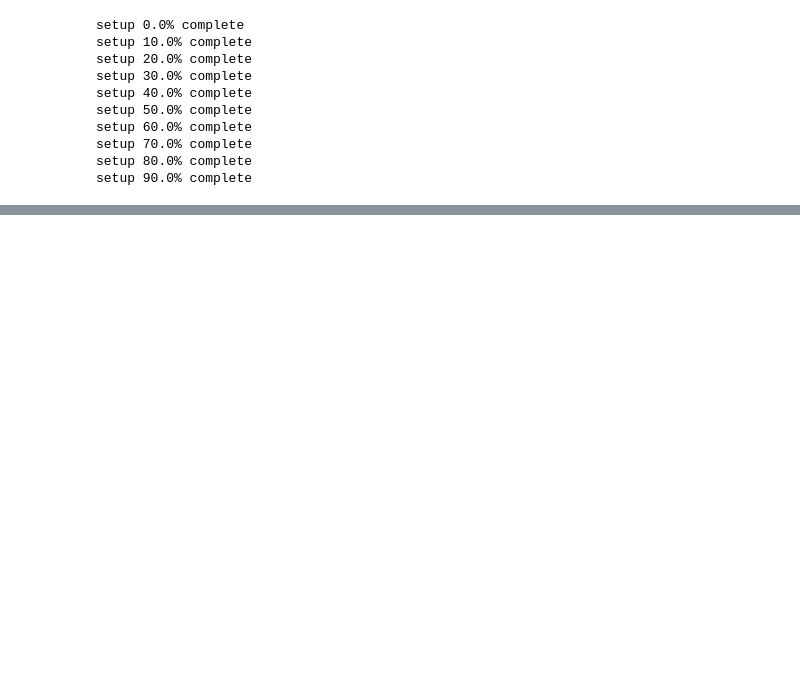
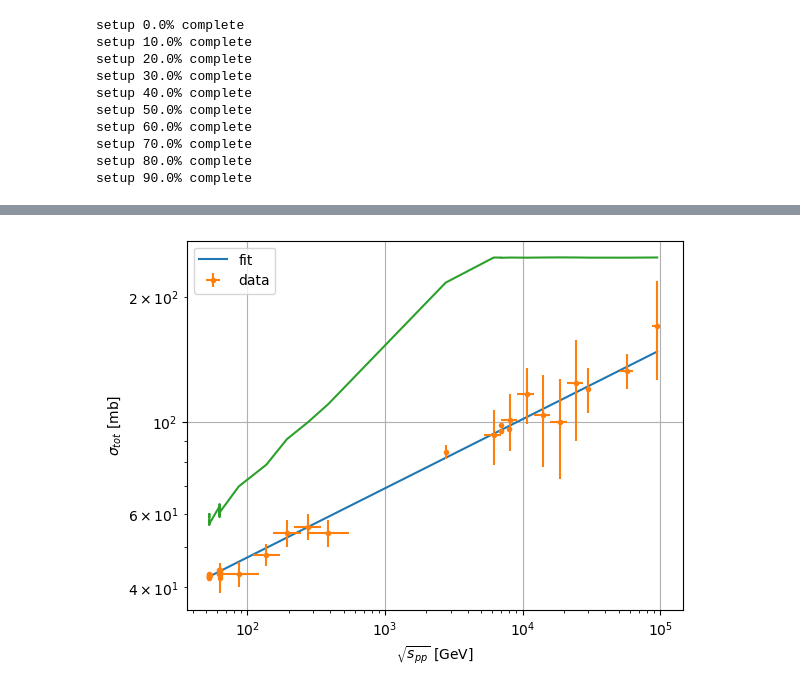
Before and after one commit to SaIsMM/GMC-eA, a Jupyter notebook: GMC v5 Oscar Sepp copy.ipynb, the cells around one changed output, grey strips where cells are left out. Cells and saved outputs as stored; diff of their text form; code cells hidden in the pictures; blank space fills up the shorter version.

```diff
--- a/GMC v5 Oscar Sepp copy.ipynb
+++ b/GMC v5 Oscar Sepp copy.ipynb
@@ -320 +337,78 @@ $\sigma_{tot}^pp$ gray disk sim = 87.67490916549434 $\pm$ 5.217142555536471 [mb]
 $\sigma_{tot}^pp$ gray disk analytical = 87.8 [mb]
+# %%
+import pandas as pd
+from scipy.optimize import curve_fit
+
+
+
+df = pd.read_csv('cross_section_data.csv', sep='\s+', header=None)
+
+m_p = 0.9383 # GeV/c^2
+p_lab = df[1]
+sqrt_s = np.sqrt(2*(m_p**2+m_p*np.sqrt(m_p**2+p_lab**2)))
+df[14] = sqrt_s
+
+E_min = 50
+# disregarding all resluts with a std of 0 and energy less than E_min
+df = df[(df[5]!=0) & (df[6]!=0) & (df[14]>E_min)]
+
+
+sqrt_s = df[14].to_numpy()
+sqrt_s_stam = sqrt_s - np.sqrt(2*(m_p**2+m_p*np.sqrt(m_p**2+df[2]**2))).to_numpy()
+sqrt_s_stap =  np.sqrt(2*(m_p**2+m_p*np.sqrt(m_p**2+df[3]**2))).to_numpy() - sqrt_s
+sig = df[4].to_numpy()
+sta_errp = df[5].to_numpy()
+sta_errm = df[6].to_numpy()
+
+# making a fit out of the data
+def cross_fit(sqrt_s,a,b):
+    return np.exp(a*np.log(sqrt_s)+b)
+
+
+popt_E, pcov_E = curve_fit(cross_fit, xdata=sqrt_s, ydata=sig, sigma=sta_errm, absolute_sigma=True)
+a, b = popt_E # will come in handy when doing fits for rDisk
+perr_E = np.sqrt(np.diag(pcov_E))
+sorted_sqrt_s = np.sort(sqrt_s)
+
+plt.plot(sorted_sqrt_s, cross_fit(sorted_sqrt_s,*popt_E), label='fit')
+
+plt.errorbar(x=sqrt_s, y=sig,  xerr=[sqrt_s_stam,sqrt_s_stap], yerr=[sta_errm,sta_errp], marker='.', linestyle='none', label='data')
+plt.ylabel(r'$\sigma_{tot}$ [mb]')
+plt.xlabel(r'$\sqrt{s_{pp}}$ [GeV]')
+plt.yscale('log')
+plt.xscale('log')
+plt.grid()
+plt.legend()
+
+
+def sig_fit_b(sqrt_s, c, a):
+    bMax_p=2
+    num_barrs=100
+    num_impact=100
+    sigmatot_barr = np.zeros(num_barrs)
+    s_b_mean_arr = np.zeros(len(sqrt_s))
+    rDisk = c*sqrt_s**a
+    print(rDisk)
+    for k in range(len(sqrt_s)):
+        for i in range(num_barrs):
+            impacts = []
+            for j in range(num_impact):
+                impacts.append(impactsampler(bMax_p))
+
+            b_arrs = [bb[0] for bb in impacts]
+
+            sigmatot_b, _ = sigmatot_bDisk(b_arrs, rDisk[k])
+
+            sigmatot_barr[i] = sigmatot_b
+
+
+        s_b_mean = np.mean(sigmatot_barr)
+        s_b_mean_arr[k] = s_b_mean
+
+    return s_b_mean_arr
+
+# want to make a fit and compare it to the original fit
+popt_b, pcov_b = curve_fit(sig_fit_b, xdata=sqrt_s, ydata=sig, sigma=sta_errm, absolute_sigma=True, p0=[0.5,a])
+plt.plot(sorted_sqrt_s, sig_fit_b(sorted_sqrt_s,*popt_b))
+plt.show()
+# %% [output]
@@ -321,3 +432,4 @@ $\sigma_{tot}^pp$ gray disk analytical = 87.8 [mb]
+[figure, added]
 # %%
 #plotting
 
```
Also changed, not shown: parts of 4 cells of this notebook.
